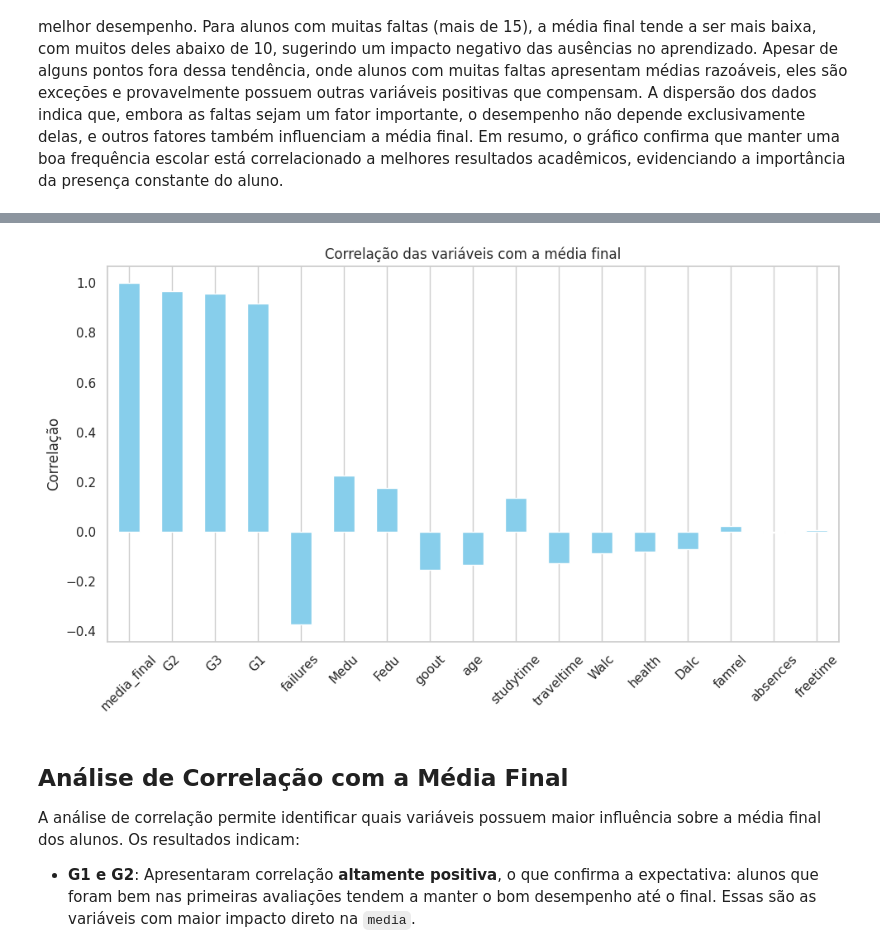
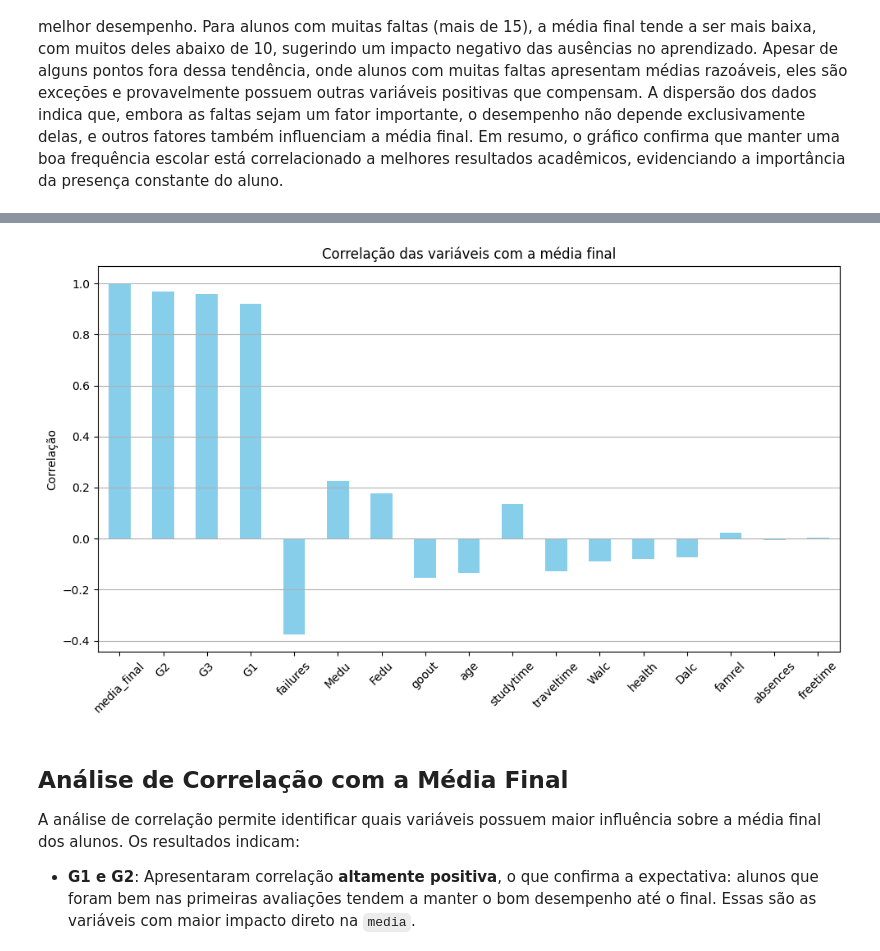
Before and after one commit to CamilaFPrado/data_driven_insights, a Jupyter notebook: data_driven_insights.ipynb, the cells around one changed output, grey strips where cells are left out. Saved outputs shown, nothing was run; the diff lists cells and outputs as text; code cells hidden in the pictures.

```diff
--- a/data_driven_insights.ipynb
+++ b/data_driven_insights.ipynb
@@ -286,9 +286,4 @@ Ao agrupar por sexo dos estudantes (`sex`), observamos diferenças médias entre
 - Se os meninos estiverem com desempenho superior, pode haver viés na amostragem ou influência de fatores externos.
 
 Esse tipo de análise ajuda a pensar políticas de apoio mais direcionadas.
-# %%
-import matplotlib.pyplot as plt
-import seaborn as sns
-
-sns.set(style="whitegrid")
 # %%
@@ -351,18 +354,17 @@ Em resumo, o gráfico confirma que manter uma boa frequência escolar está corr
 # %%
-import matplotlib.pyplot as plt
-
+correlacao = df.corr(numeric_only=True)
 correlacao_com_media = correlacao['media'].drop('media')  # Remove a própria média
 correlacao_com_media = correlacao_com_media.reindex(correlacao_com_media.abs().sort_values(ascending=False).index)
 plt.figure(figsize=(10,6))
 correlacao_com_media.plot(kind='bar', color='skyblue')
 plt.title('Correlação das variáveis com a média final')
 plt.ylabel('Correlação')
 plt.xticks(rotation=45)
 plt.grid(axis='y')
 plt.tight_layout()
 plt.show()
 # %% [output]
-[figure, old version]
+[figure, new version]
 # %% [markdown]
 ## Análise de Correlação com a Média Final
 
```
Also changed, not shown: parts of 8 cells of this notebook.
